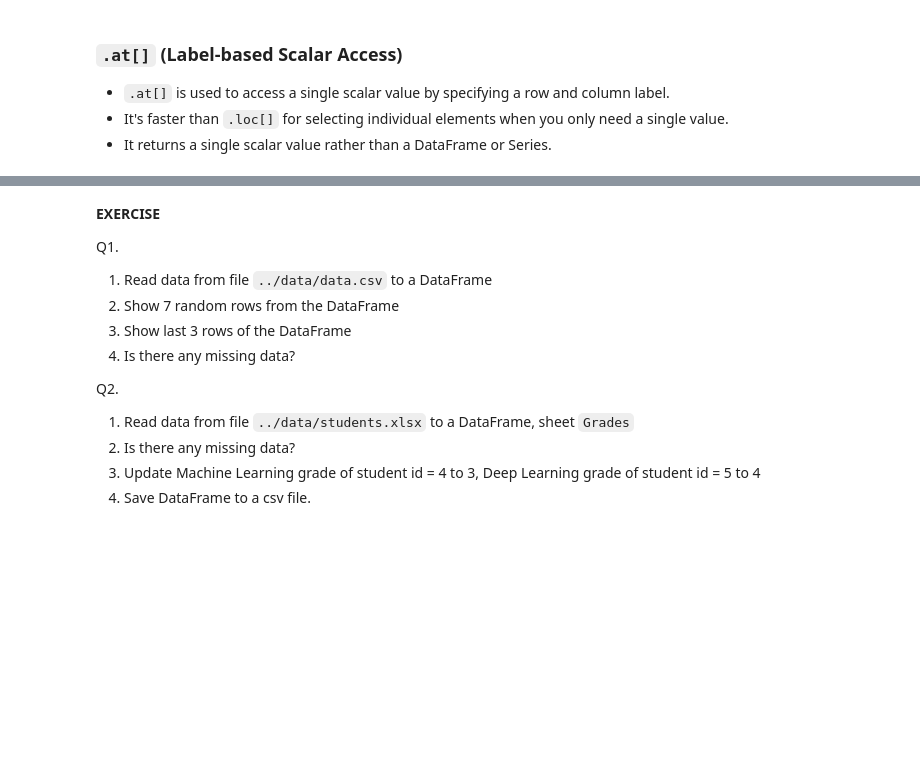
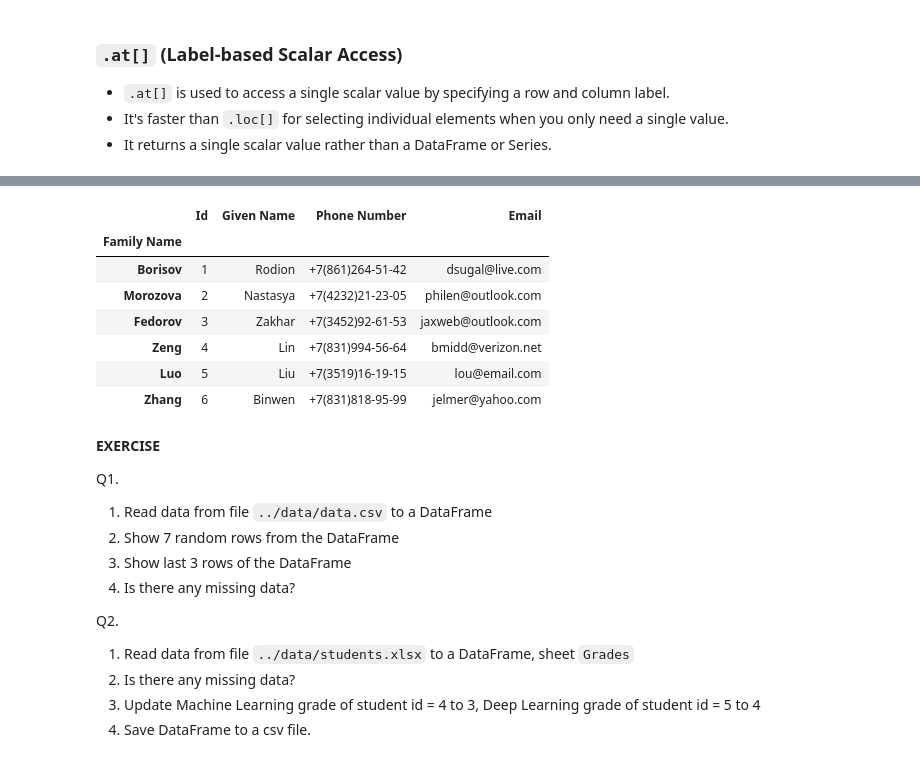
Before and after one commit to luumsk/NSU_Python, a Jupyter notebook: nbs/W6D1_Pandas.ipynb, the cells around one changed output, grey strips where cells are left out. Cells and saved outputs as stored; diff of their text form; code cells hidden in the pictures; blank space fills up the shorter version.

```diff
--- a/nbs/W6D1_Pandas.ipynb
+++ b/nbs/W6D1_Pandas.ipynb
@@ -342,3 +639,14 @@ print(df.at["Luo", "Email"])
+# %%
+df
+# %% [output]
+|  | Id | Given Name | Phone Number | Email |
+| Family Name |  |  |  |  |
+| Borisov | 1 | Rodion | +7(861)264-51-42 | dsugal@live.com |
+| Morozova | 2 | Nastasya | +7(4232)21-23-05 | philen@outlook.com |
+| Fedorov | 3 | Zakhar | +7(3452)92-61-53 | jaxweb@outlook.com |
+| Zeng | 4 | Lin | +7(831)994-56-64 | bmidd@verizon.net |
+| Luo | 5 | Liu | +7(3519)16-19-15 | lou@email.com |
+| Zhang | 6 | Binwen | +7(831)818-95-99 | jelmer@yahoo.com |
 # %% [markdown]
 **EXERCISE**
 
```
Also changed, not shown: parts of 55 cells of this notebook, 2 other files.
